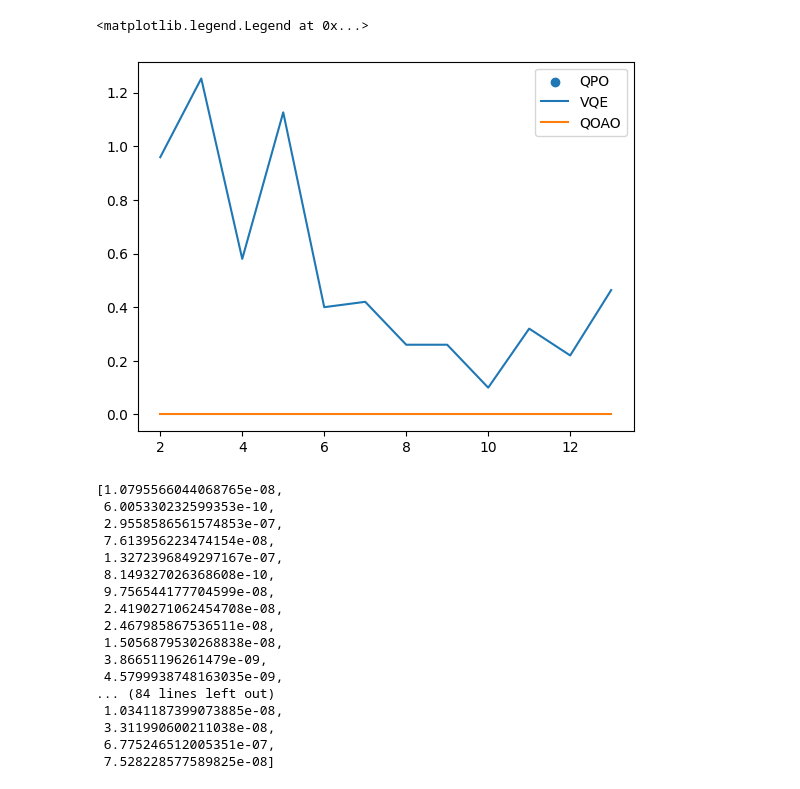
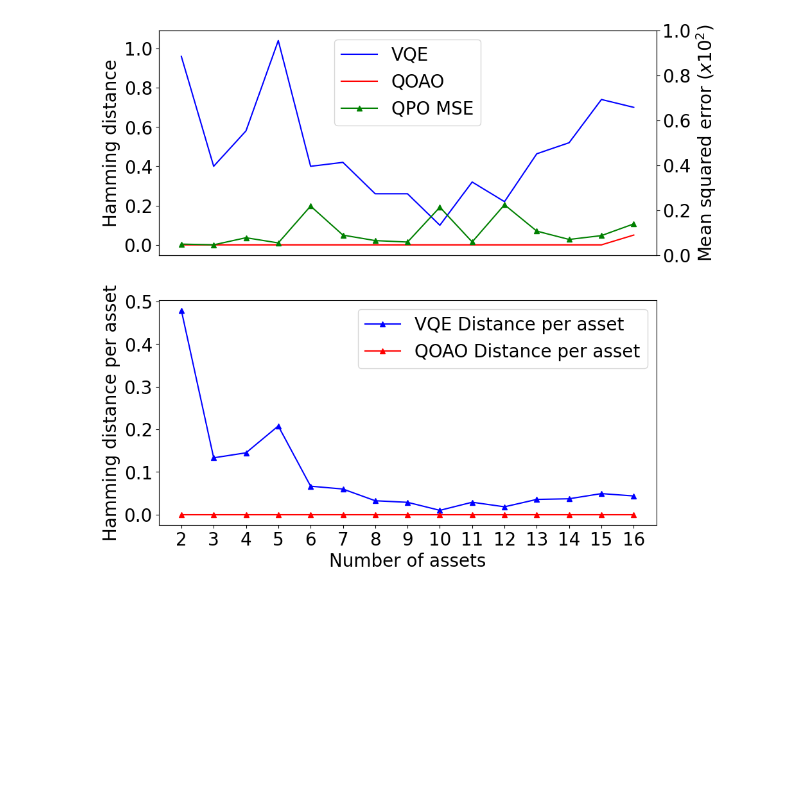
Before and after one commit to tulliavu/QPO, a Jupyter notebook: plot.ipynb, the cells around one changed output. Cells and saved outputs as stored; diff of their text form; code cells hidden in the pictures; blank space fills up the shorter version.

Commit message:
Update experiment results

```diff
--- a/plot.ipynb
+++ b/plot.ipynb
@@ -6,47 +6,49 @@ from sklearn.metrics import mean_squared_error
 %load_ext autoreload
 %autoreload 2
 # %%
-accum_error_vqes, accum_error_qoaos, accum_error_qpo = [], [], []
-num_assets = range(2, 14)
+accum_error_vqes, accum_error_qoaos, accum_error_qpos = [], [], []
+accum_error_vqes_std, accum_error_qoaos_std, accum_error_qpo_std = [], [], []
+
+# plot as 2 subplots
+fig, ax = plt.subplots(2, 1, figsize=(10, 10))
+plt.rcParams.update({'font.size': 20})
+num_assets = range(2, 17)
 for i in num_assets:
     result = pd.read_csv(f'./result_{i}.csv')
     accum_error_vqe, accum_error_qoao = [], []
-    for i in range(0, len(result)):
-        accum_error_vqe.append(po.hamming(ast.literal_eval(result['list selection numpy'][i]), ast.literal_eval(result['list selection vqe'][i])))
-        accum_error_qoao.append(po.hamming(ast.literal_eval(result['list selection numpy'][i]), ast.literal_eval(result['list selection qoao'][i])))
+    for j in range(0, len(result)):
+        accum_error_vqe.append(po.hamming(ast.literal_eval(result['list selection numpy'][j]), ast.literal_eval(result['list selection vqe'][j])))
+        accum_error_qoao.append(po.hamming(ast.literal_eval(result['list selection numpy'][j]), ast.literal_eval(result['list selection qoao'][j])))
+    accum_error_vqes.append(np.nanmean(accum_error_vqe))
+    accum_error_vqes_std.append(np.nanstd(accum_error_vqe))
+    accum_error_qoaos.append(np.nanmean(accum_error_qoao))
+    accum_error_qoaos_std.append(np.nanstd(accum_error_qoao))
 
-    accum_error_vqes.append(np.mean(accum_error_vqe))
-    accum_error_qoaos.append(np.mean(accum_error_qoao))
-for i in [4, 8]:
     result = pd.read_csv(f'./compare_{i}.csv')
-    accum_error_vqe, accum_error_qoao = [], []
-    for i in range(0, len(result)):
-        accum_error_qpo.append((result['numpy'][i] - result['qpo'][i])**2)
-
-plt.scatter(4, np.mean(accum_error_qpo), label = 'QPO')
-plt.plot(num_assets, accum_error_vqes, label = 'VQE')
-plt.plot(num_assets, accum_error_qoaos, label = 'QOAO')
+    accum_error_qpo = []
+    for j in range(0, len(result)):
+        accum_error_qpo.append(abs(result['numpy'][i] - result['qpo'][i]))
+    accum_error_qpos.append(np.nanmean(accum_error_qpo))
+    accum_error_qpo_std.append(np.nanstd(accum_error_qpo))
+#plt.fill_between(num_assets, np.array(accum_error_vqes) - np.array(accum_error_vqes_std), np.array(accum_error_vqes) + np.array(accum_error_vqes_std), alpha=0.2)
+# plot with mean and std for me
+ax[0].plot(num_assets, accum_error_vqes, color = 'blue', label = 'VQE')
+#plt.fill_between(num_assets, np.array(accum_error_qoaos) - np.array(accum_error_qoaos_std), np.array(accum_error_qoaos) + np.array(accum_error_qoaos_std), alpha=0.2)
+ax[0].plot(num_assets, accum_error_qoaos, color = 'red', label = 'QOAO')
+plt.xlabel('Number of assets')
+ax[0].set_ylabel('Hamming distance')
+ax[0].plot(num_assets, 10**2*np.array(accum_error_qpos), marker = '^', color = 'green', label = 'QPO MSE')
+ax[1].plot(num_assets, [float(accum_error_vqes[i-2]/i) for i in num_assets], marker = '^', color = 'blue', label = 'VQE Distance per asset')
+ax[1].plot(num_assets, [float(accum_error_qoao[i-2]/i) for i in num_assets], marker = '^', color = 'red', label = 'QOAO Distance per asset')
+# clear the axis x of x[0]
+ax[0].set_xticks([])
+ax[0].legend()
 plt.legend()
+# plot a right y axis for me
+ax[0].twinx()
+ax[1].set_ylabel("Hamming distance per asset")
+ax[1].set_xticks(range(2, 17))
+plt.ylabel('Mean squared error $(x 10^2)$')
+plt.savefig('hamming_distance.pdf', format='pdf', dpi=300)
 # %% [output]
-<matplotlib.legend.Legend at 0x...>
-[figure, old version]
+[figure, new version]
-# %%
-(accum_error_qpo)
-# %% [output]
-[1.0795566044068765e-08,
- 6.005330232599353e-10,
- 2.9558586561574853e-07,
- 7.613956223474154e-08,
- 1.3272396849297167e-07,
- 8.149327026368608e-10,
- 9.756544177704599e-08,
- 2.4190271062454708e-08,
- 2.467985867536511e-08,
- 1.5056879530268838e-08,
- 3.86651196261479e-09,
- 4.5799938748163035e-09,
-... (84 lines left out)
- 1.0341187399073885e-08,
- 3.311990600211038e-08,
- 6.775246512005351e-07,
- 7.528228577589825e-08]
```
Also changed, not shown: 57 other files.
